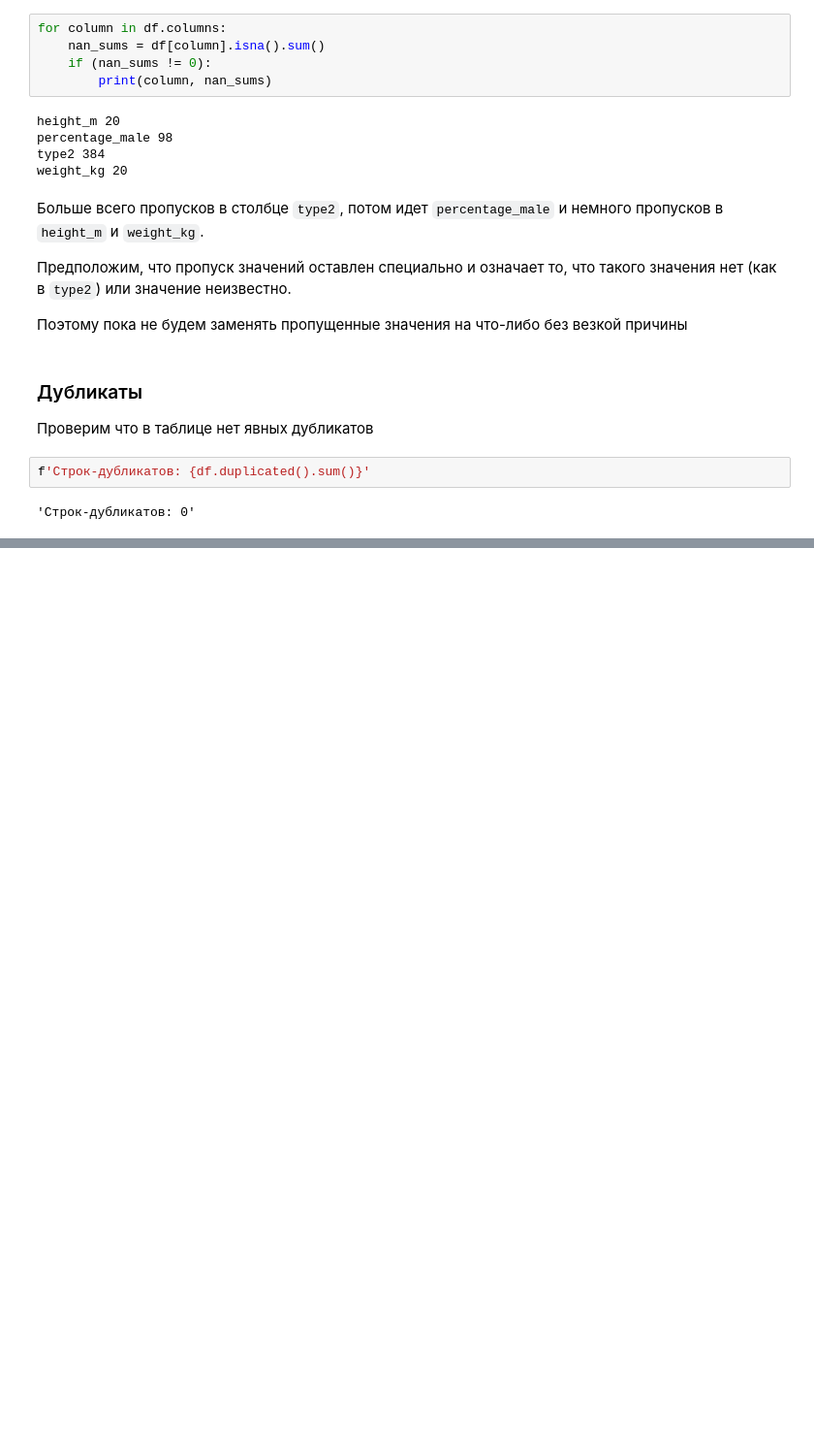
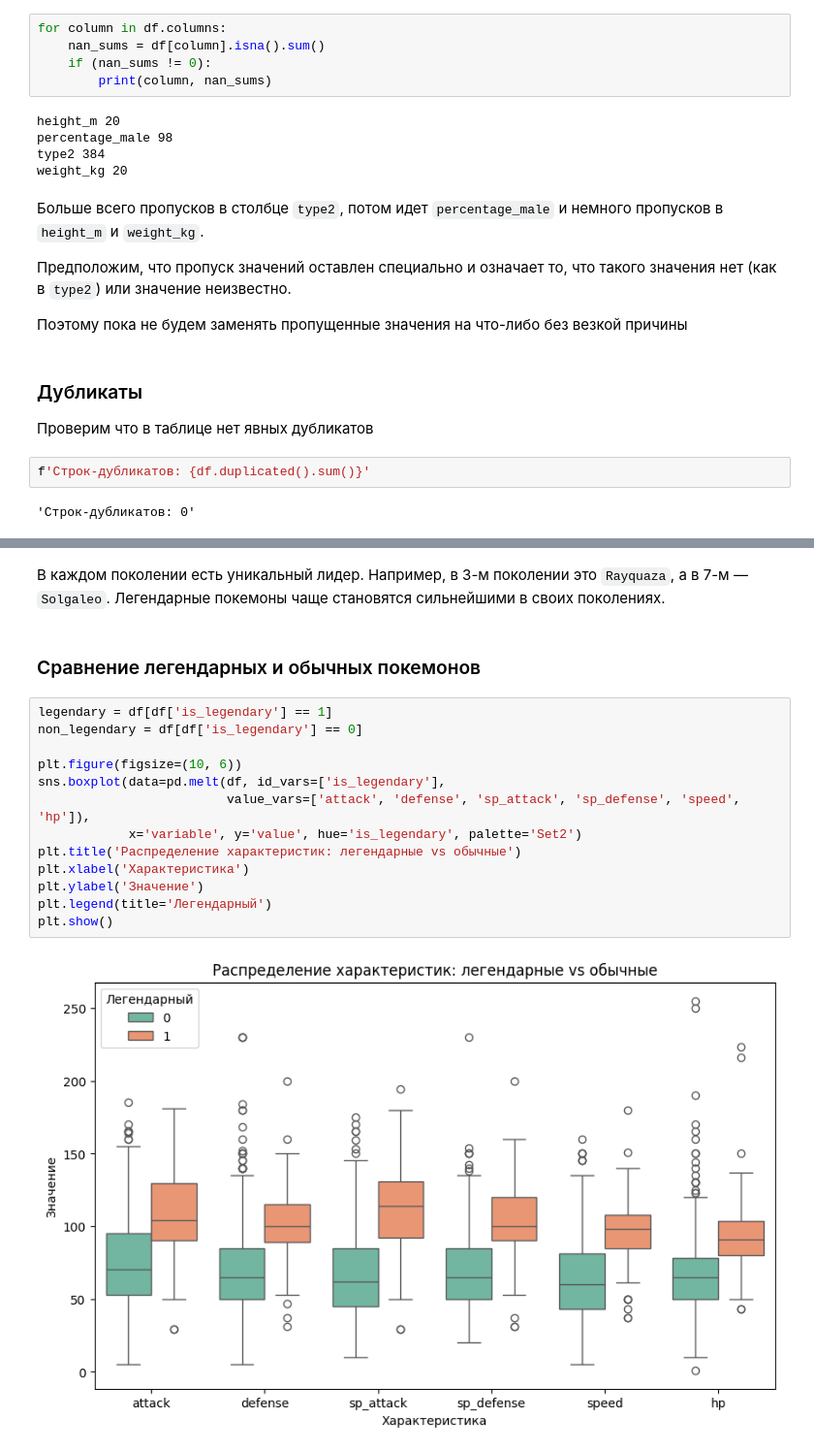
Before and after one commit to ALTaww/Machine_Learning, a Jupyter notebook: pokemons(1)/index.ipynb, the cells around one changed output, grey strips where cells are left out. Shown: that part at 97% size. Drawn from its saved outputs; the diff is of its cells as text; blank space fills up the shorter version.

```diff
--- a/pokemons(1)/index.ipynb
+++ b/pokemons(1)/index.ipynb
@@ -155,0 +215,19 @@ f'Строк-дубликатов: {df.duplicated().sum()}'
+# %% [markdown]
+В каждом поколении есть уникальный лидер. Например, в 3-м поколении это `Rayquaza`, а в 7-м — `Solgaleo`. Легендарные покемоны чаще становятся сильнейшими в своих поколениях.
+# %% [markdown]
+### Сравнение легендарных и обычных покемонов
+# %%
+legendary = df[df['is_legendary'] == 1]
+non_legendary = df[df['is_legendary'] == 0]
+
+plt.figure(figsize=(10, 6))
+sns.boxplot(data=pd.melt(df, id_vars=['is_legendary'],
+                         value_vars=['attack', 'defense', 'sp_attack', 'sp_defense', 'speed', 'hp']),
+            x='variable', y='value', hue='is_legendary', palette='Set2')
+plt.title('Распределение характеристик: легендарные vs обычные')
+plt.xlabel('Характеристика')
+plt.ylabel('Значение')
+plt.legend(title='Легендарный')
+plt.show()
+# %% [output]
+[figure, added]
```
Also changed, not shown: parts of 24 cells of this notebook.
